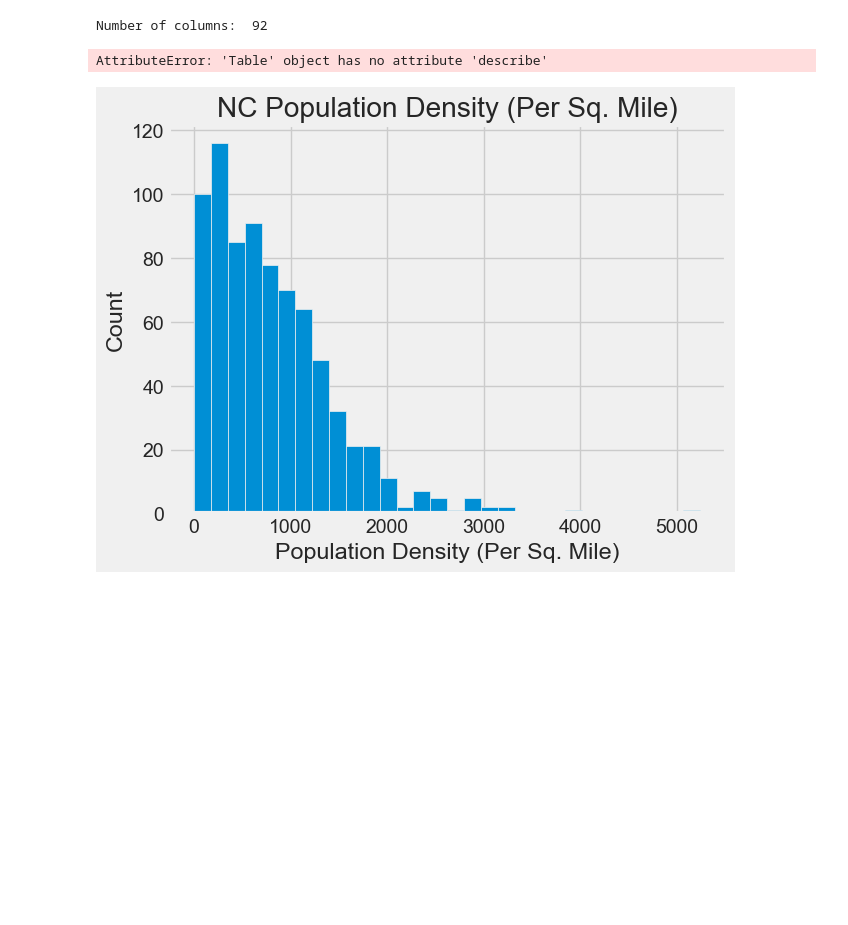
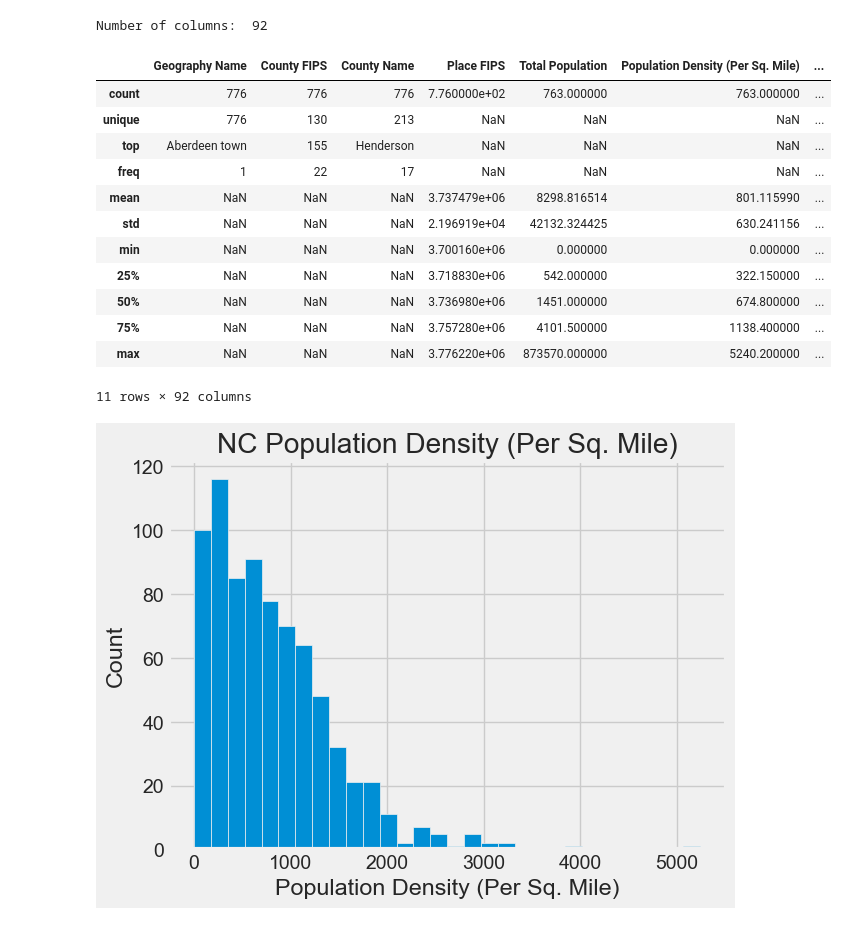
Before and after one commit to h-abm/PLCY_698_Data_Analysis_for_EDF_Spring_2023, a Jupyter notebook: merge_csv_files.ipynb, the cells around one changed output. Drawn from its saved outputs; the diff is of its cells as text; code cells hidden in the pictures; blank space fills up the shorter version.

```diff
--- a/merge_csv_files.ipynb
+++ b/merge_csv_files.ipynb
@@ -48,9 +55,21 @@ print("Number of columns: ", ds_final_data.num_columns)
 Number of columns:  92
 # %%
 # Descriptive statistics
-ds_final_data.describe()
+final_data.describe(include='all')
 # %% [output]
+|  | Geography Name | County FIPS | County Name | Place FIPS | Total Population | Population Density (Per Sq. Mile) | ... |
+| count | 776 | 776 | 776 | 7.760000e+02 | 763.000000 | 763.000000 | ... |
+| unique | 776 | 130 | 213 | NaN | NaN | NaN | ... |
+| top | Aberdeen town | 155 | Henderson | NaN | NaN | NaN | ... |
+| freq | 1 | 22 | 17 | NaN | NaN | NaN | ... |
+| mean | NaN | NaN | NaN | 3.737479e+06 | 8298.816514 | 801.115990 | ... |
+| std | NaN | NaN | NaN | 2.196919e+04 | 42132.324425 | 630.241156 | ... |
+| min | NaN | NaN | NaN | 3.700160e+06 | 0.000000 | 0.000000 | ... |
+| 25% | NaN | NaN | NaN | 3.718830e+06 | 542.000000 | 322.150000 | ... |
+| 50% | NaN | NaN | NaN | 3.736980e+06 | 1451.000000 | 674.800000 | ... |
+| 75% | NaN | NaN | NaN | 3.757280e+06 | 4101.500000 | 1138.400000 | ... |
+| max | NaN | NaN | NaN | 3.776220e+06 | 873570.000000 | 5240.200000 | ... |
-AttributeError: 'Table' object has no attribute 'describe'
+11 rows × 92 columns
 # %%
 plt.hist(ds_final_data["Population Density (Per Sq. Mile)"], bins="auto")
 plt.title("NC Population Density (Per Sq. Mile)")
```
Also changed, not shown: parts of 14 cells of this notebook, 1 other file.
